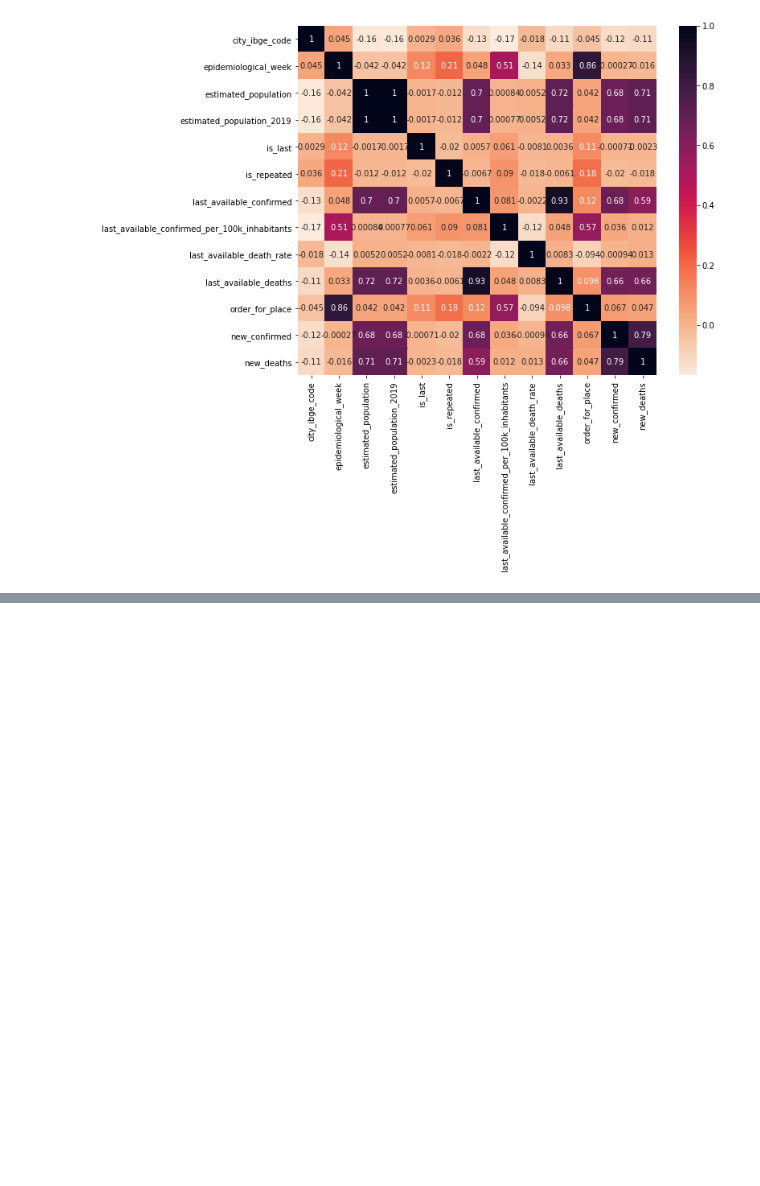
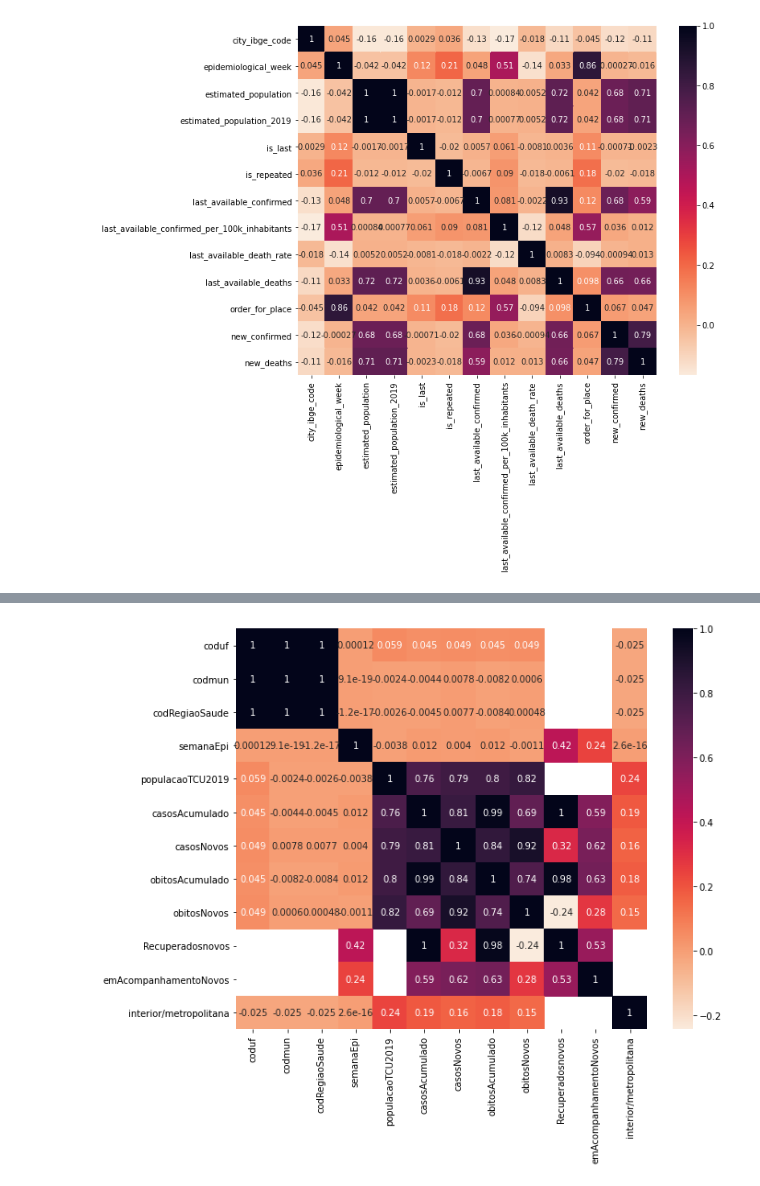
Before and after one commit to euclidesfreire/mortytest, a Jupyter notebook: test.ipynb, the cells around one changed output, grey strips where cells are left out. Saved outputs shown, nothing was run; the diff lists cells and outputs as text; code cells hidden in the pictures; blank space fills up the shorter version.

```diff
--- a/test.ipynb
+++ b/test.ipynb
@@ -57,0 +85,5 @@ bl.plot(title='new_confirmed')
+# %%
+#Mapa de Calor de df_minsaude
+morty.heatmap(df_minsaude, 'casosNovos')
+# %% [output]
+[figure, added]
```
Also changed, not shown: parts of 6 cells of this notebook, 1 other file.
